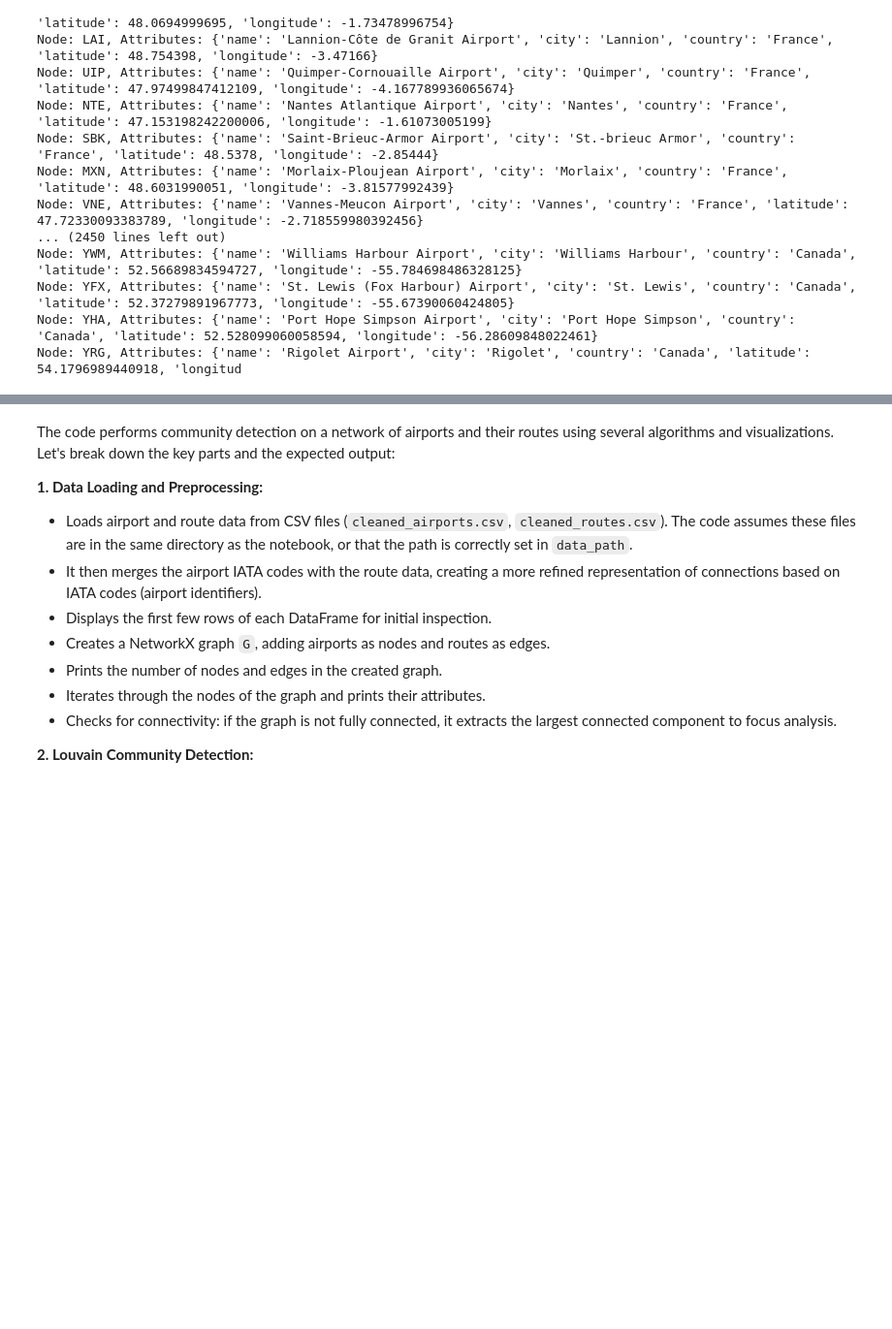
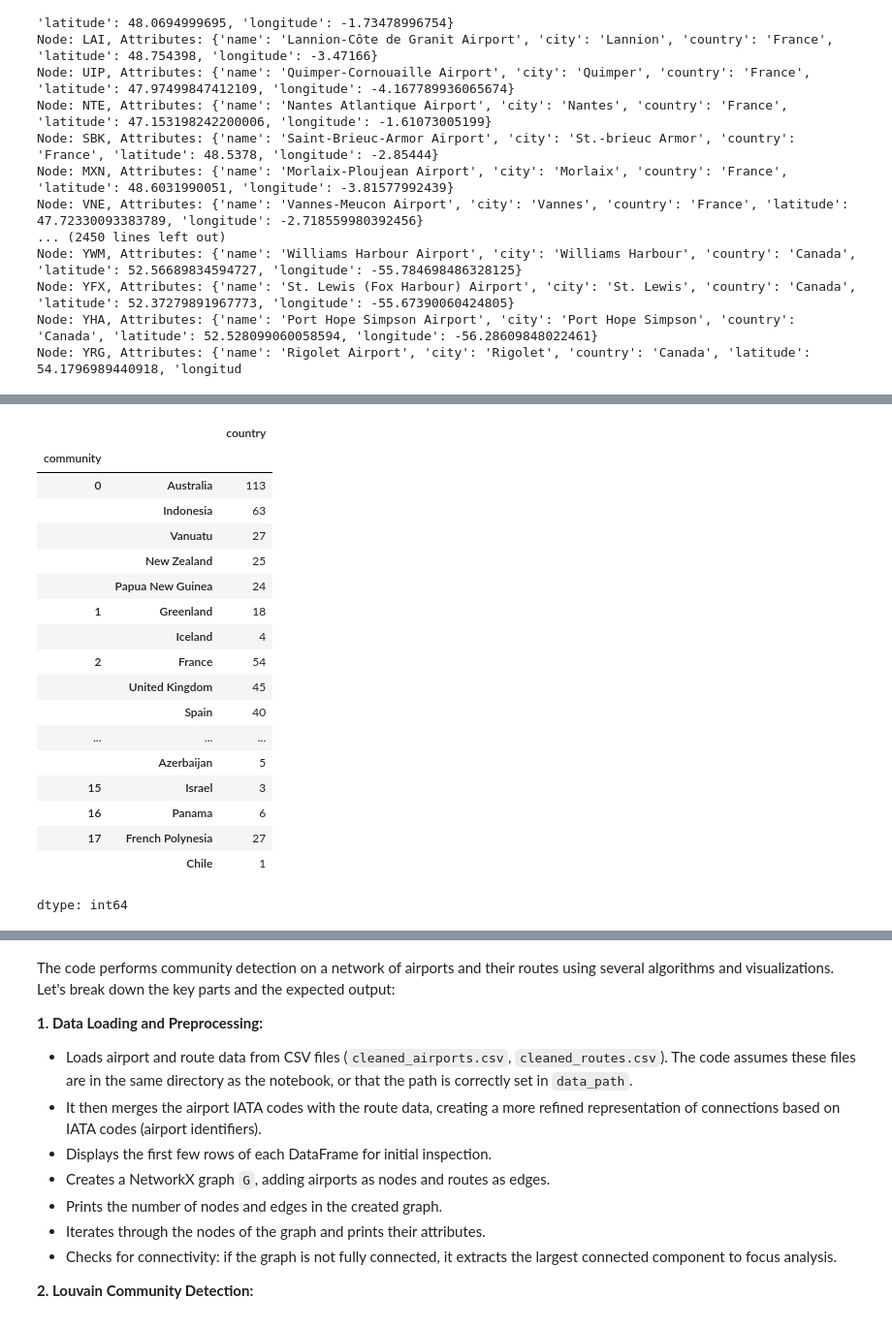
Before and after one commit to LGuetta/Network-Science, a Jupyter notebook: code/comunity_detection.ipynb, the cells around one changed output, grey strips where cells are left out. Shown at 97% size. Drawn from its saved outputs; the diff is of its cells as text; code cells hidden in the pictures; blank space fills up the shorter version.

```diff
--- a/code/comunity_detection.ipynb
+++ b/code/comunity_detection.ipynb
@@ -212,0 +212,23 @@ plt.show()
+# %%
+top_countries = df.groupby('community')['country'].apply(lambda x: x.value_counts().head(5))
+top_countries
+# %% [output]
+|  |  | country |
+| community |  |  |
+| 0 | Australia | 113 |
+|  | Indonesia | 63 |
+|  | Vanuatu | 27 |
+|  | New Zealand | 25 |
+|  | Papua New Guinea | 24 |
+| 1 | Greenland | 18 |
+|  | Iceland | 4 |
+| 2 | France | 54 |
+|  | United Kingdom | 45 |
+|  | Spain | 40 |
+| ... | ... | ... |
+|  | Azerbaijan | 5 |
+| 15 | Israel | 3 |
+| 16 | Panama | 6 |
+| 17 | French Polynesia | 27 |
+|  | Chile | 1 |
+dtype: int64
```
Also changed, not shown: parts of 13 cells of this notebook.
